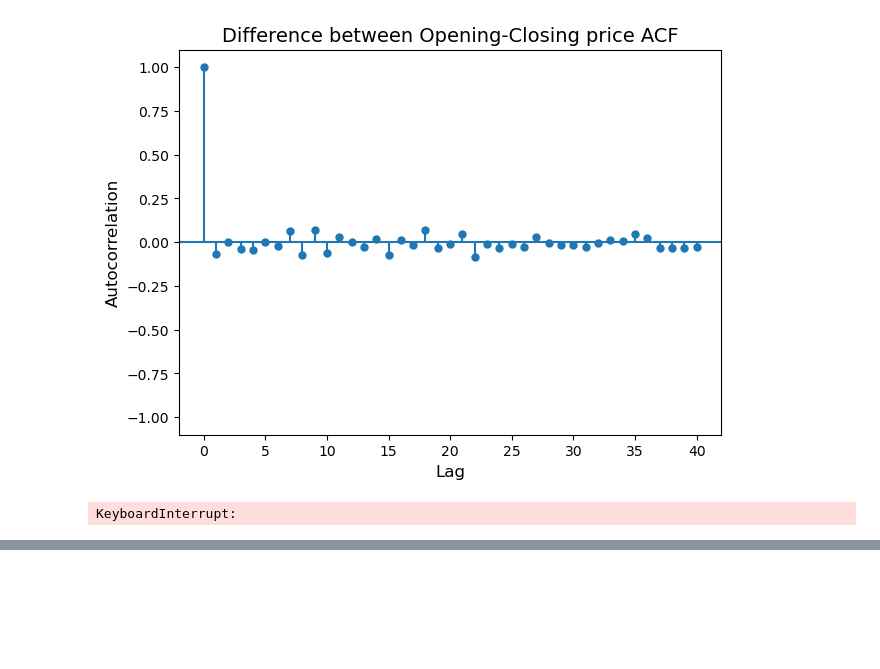
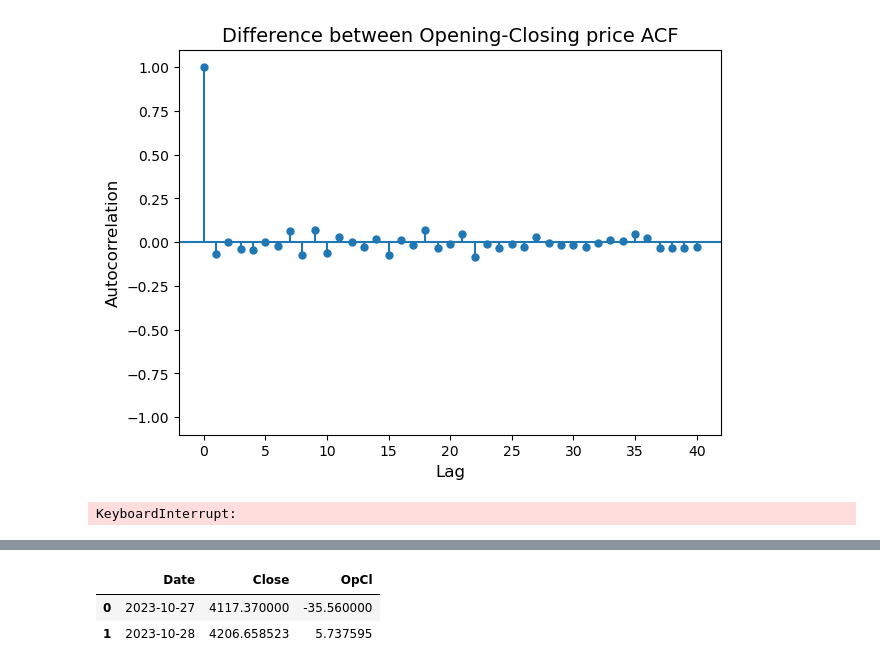
Before and after one commit to Kritisehgal01/Stock-Prediction-Data-Science-bootcamp-Fall-2023, a Jupyter notebook: Analysis-Copy3.ipynb, the cells around one changed output, grey strips where cells are left out. Drawn from its saved outputs; the diff is of its cells as text; code cells hidden in the pictures; blank space fills up the shorter version.

```diff
--- a/Analysis-Copy3.ipynb
+++ b/Analysis-Copy3.ipynb
@@ -1223,0 +1258,22 @@ plt.show()
+# %%
+# Make Predictions for the Next Day:
+
+###  to fit, I used data  (and not only data_train) because I was satisfied with the model on the data_train.
+
+exp_ind_close =(11,15)
+
+exp_smooth_close = Holt(data.Close.values).fit(smoothing_level= exp_ind_close[0]/100,
+                                                                      smoothing_trend= exp_ind_close[1]/100,
+                                                                      optimized=False)
+pred_data.loc[pred_data.index[-1], 'Close'] = exp_smooth_close.forecast(steps=1)
+
+p=3
+q=3
+arima_OpCl = SARIMAX(data['OpCl'].values, order=(p, 1, q)).fit(maxiter=500)
+pred_data.loc[pred_data.index[-1], 'OpCl'] = arima_OpCl.forecast(steps=1)
+# %%
+pred_data
+# %% [output]
+|  | Date | Close | OpCl |
+| 0 | 2023-10-27 | 4117.370000 | -35.560000 |
+| 1 | 2023-10-28 | 4206.658523 | 5.737595 |
```
Also changed, not shown: parts of 17 cells of this notebook.
